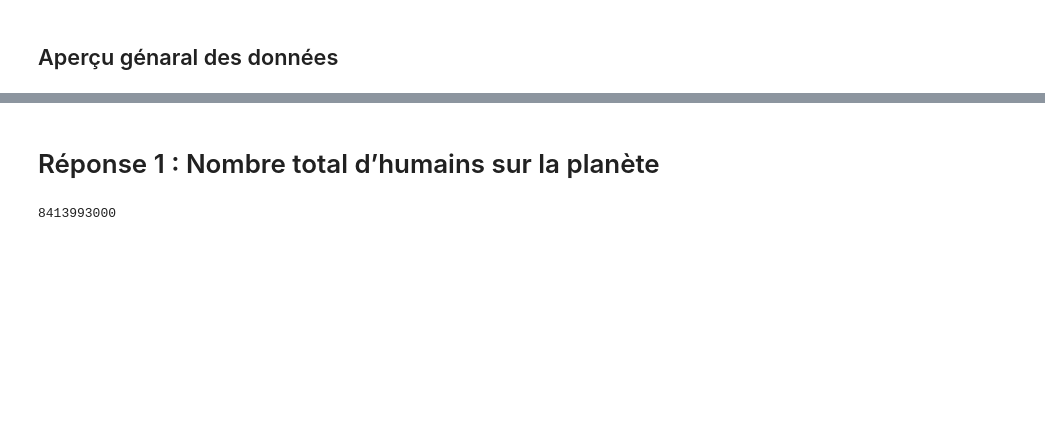
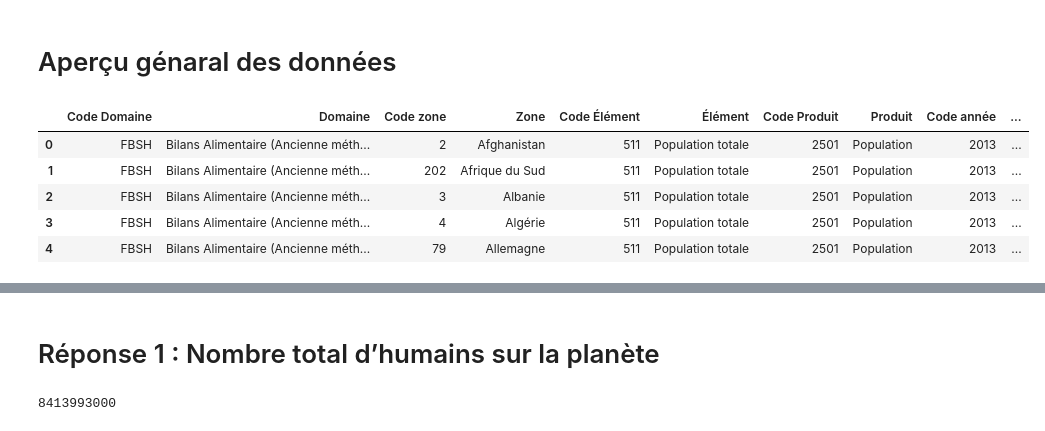
Before and after one commit to boublenza/Formation_OC, a Jupyter notebook: Projet3.ipynb, the cells around one changed output, grey strips where cells are left out. Saved outputs shown, nothing was run; the diff lists cells and outputs as text; code cells hidden in the pictures; blank space fills up the shorter version.

```diff
--- a/Projet3.ipynb
+++ b/Projet3.ipynb
@@ -10,3 +11,10 @@ df_animaux = pd.read_csv("data/fr_animaux.csv")
 df_vegetaux = pd.read_csv("data/fr_vegetaux.csv")
 df_cereales = pd.read_csv("data/fr_céréales.csv")
 df_sous_alimentation = pd.read_csv("data/fr_sousalimentation.csv")
+# %%
+# Suppression des données dupliquées
+df_population.drop_duplicates(keep='first', inplace=True, ignore_index=True)
+df_animaux.drop_duplicates(keep='first', inplace=True, ignore_index=True)
+df_vegetaux.drop_duplicates(keep='first', inplace=True, ignore_index=True)
+df_vegetaux.drop_duplicates(keep='first', inplace=True, ignore_index=True)
+df_sous_alimentation.drop_duplicates(keep='first', inplace=True, ignore_index=True)
@@ -13,4 +35,11 @@ df_sous_alimentation = pd.read_csv("data/fr_sousalimentation.csv")
 # %% [markdown]
-## Aperçu génaral des données
+# Aperçu génaral des données
 # %%
-# df_population.head(5)
+df_population.head(5)
+# %% [output]
+|  | Code Domaine | Domaine | Code zone | Zone | Code Élément | Élément | Code Produit | Produit | Code année | ... |
+| 0 | FBSH | Bilans Alimentaire (Ancienne méth... | 2 | Afghanistan | 511 | Population totale | 2501 | Population | 2013 | ... |
+| 1 | FBSH | Bilans Alimentaire (Ancienne méth... | 202 | Afrique du Sud | 511 | Population totale | 2501 | Population | 2013 | ... |
+| 2 | FBSH | Bilans Alimentaire (Ancienne méth... | 3 | Albanie | 511 | Population totale | 2501 | Population | 2013 | ... |
+| 3 | FBSH | Bilans Alimentaire (Ancienne méth... | 4 | Algérie | 511 | Population totale | 2501 | Population | 2013 | ... |
+| 4 | FBSH | Bilans Alimentaire (Ancienne méth... | 79 | Allemagne | 511 | Population totale | 2501 | Population | 2013 | ... |
```
Also changed, not shown: parts of 124 cells of this notebook.
